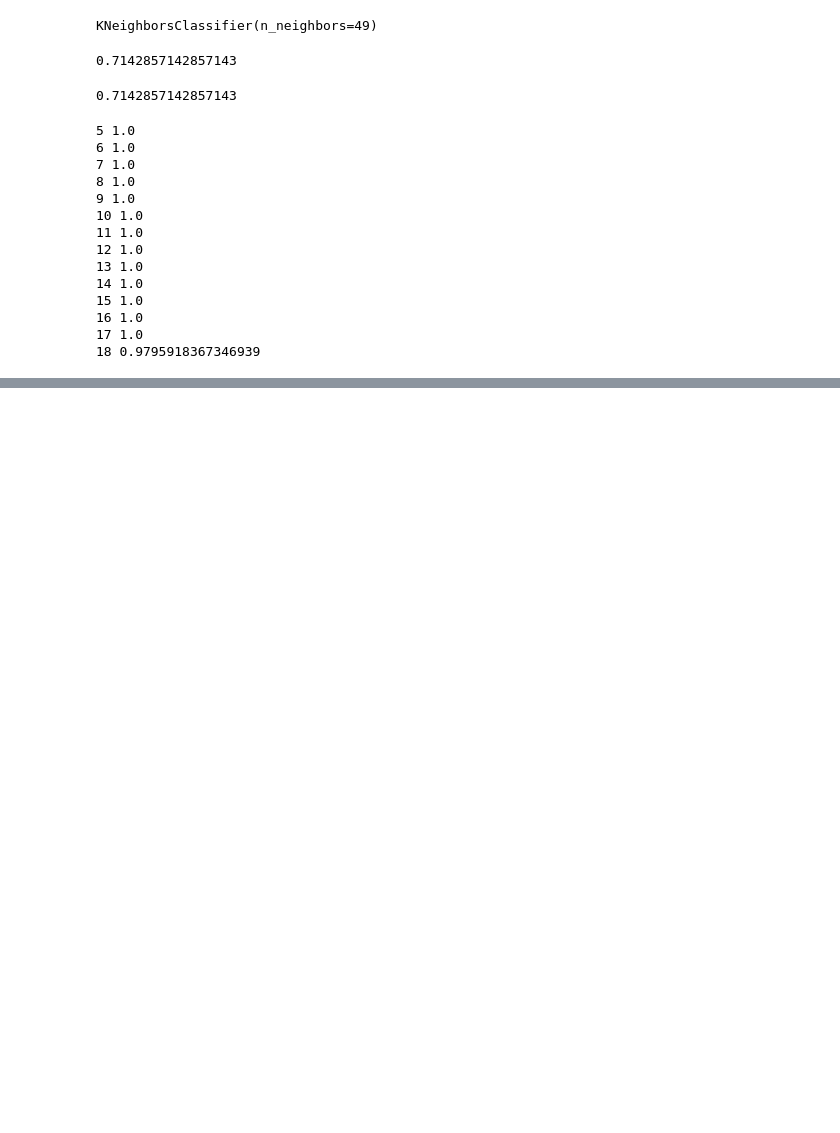
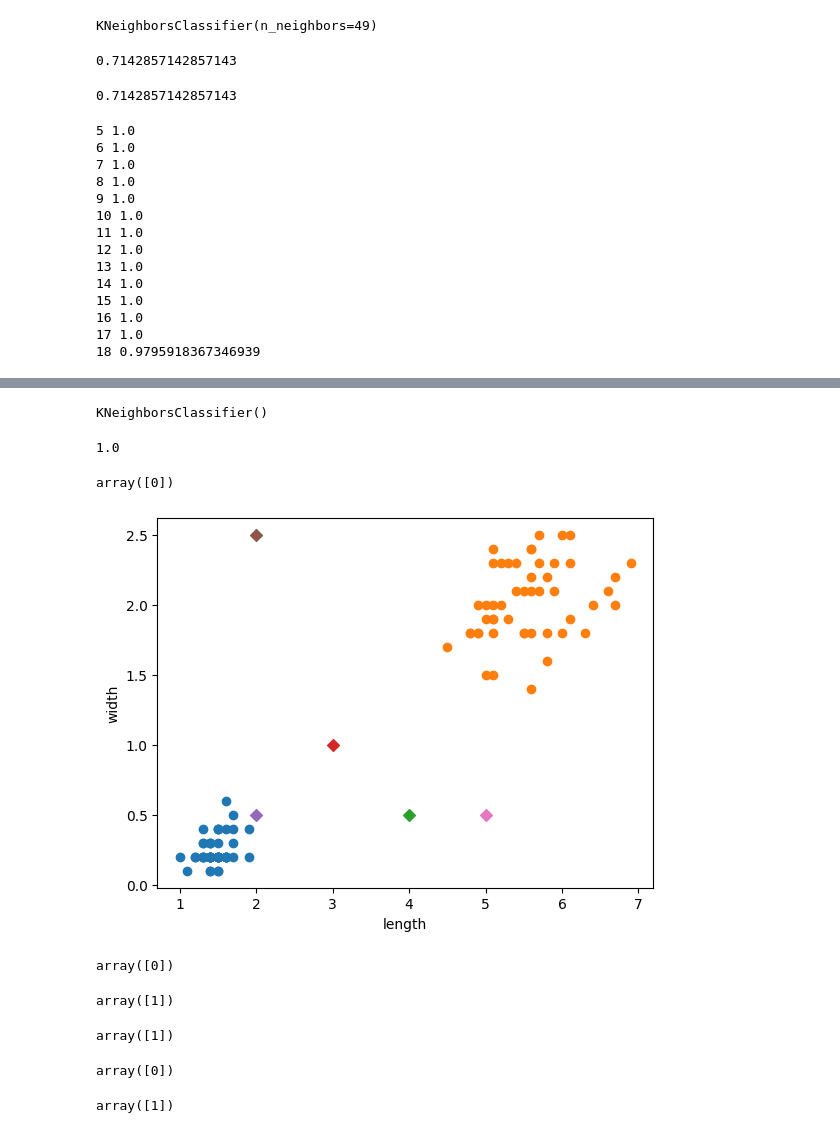
Before and after one commit to suhihy/ML, a Jupyter notebook: 01-3.ipynb, the cells around one changed output, grey strips where cells are left out. Drawn from its saved outputs; the diff is of its cells as text; code cells hidden in the pictures; blank space fills up the shorter version.

```diff
--- a/01-3.ipynb
+++ b/01-3.ipynb
@@ -166,3 +166,8 @@ for n in range(5, 50):
 16 1.0
 17 1.0
 18 0.9795918367346939
+# %%
+import seaborn as sns
+
+df = sns.load_dataset('iris')
+df.head()
@@ -168,0 +256,47 @@ for n in range(5, 50):
+# %%
+kn.fit(flower_data, target_data)
+# %% [output]
+KNeighborsClassifier()
+# %%
+kn.score(flower_data, target_data)
+# %% [output]
+1.0
+# %%
+kn.predict([[4, 1]])
+# %% [output]
+array([0])
+# %%
+plt.scatter(setosa_length, setosa_width)
+plt.scatter(virginica_length, virginica_width)
+
+plt.scatter(4, 0.5, marker='D')
+plt.scatter(3, 1, marker='D')
+plt.scatter(2, 0.5, marker='D')
+plt.scatter(2, 2.5, marker='D')
+plt.scatter(5, 0.5, marker='D')
+
+plt.xlabel('length')
+plt.ylabel('width')
+plt.show()
+# %% [output]
+[figure, added]
+# %%
+kn.predict([[4, 0.5]])
+# %% [output]
+array([0])
+# %%
+kn.predict([[3, 1]])
+# %% [output]
+array([1])
+# %%
+kn.predict([[2, 0.5]])
+# %% [output]
+array([1])
+# %%
+kn.predict([[5, 0.5]])
+# %% [output]
+array([0])
+# %%
+kn.predict([[2, 2.5]])
+# %% [output]
+array([1])
```
Also changed, not shown: parts of 18 cells of this notebook.
